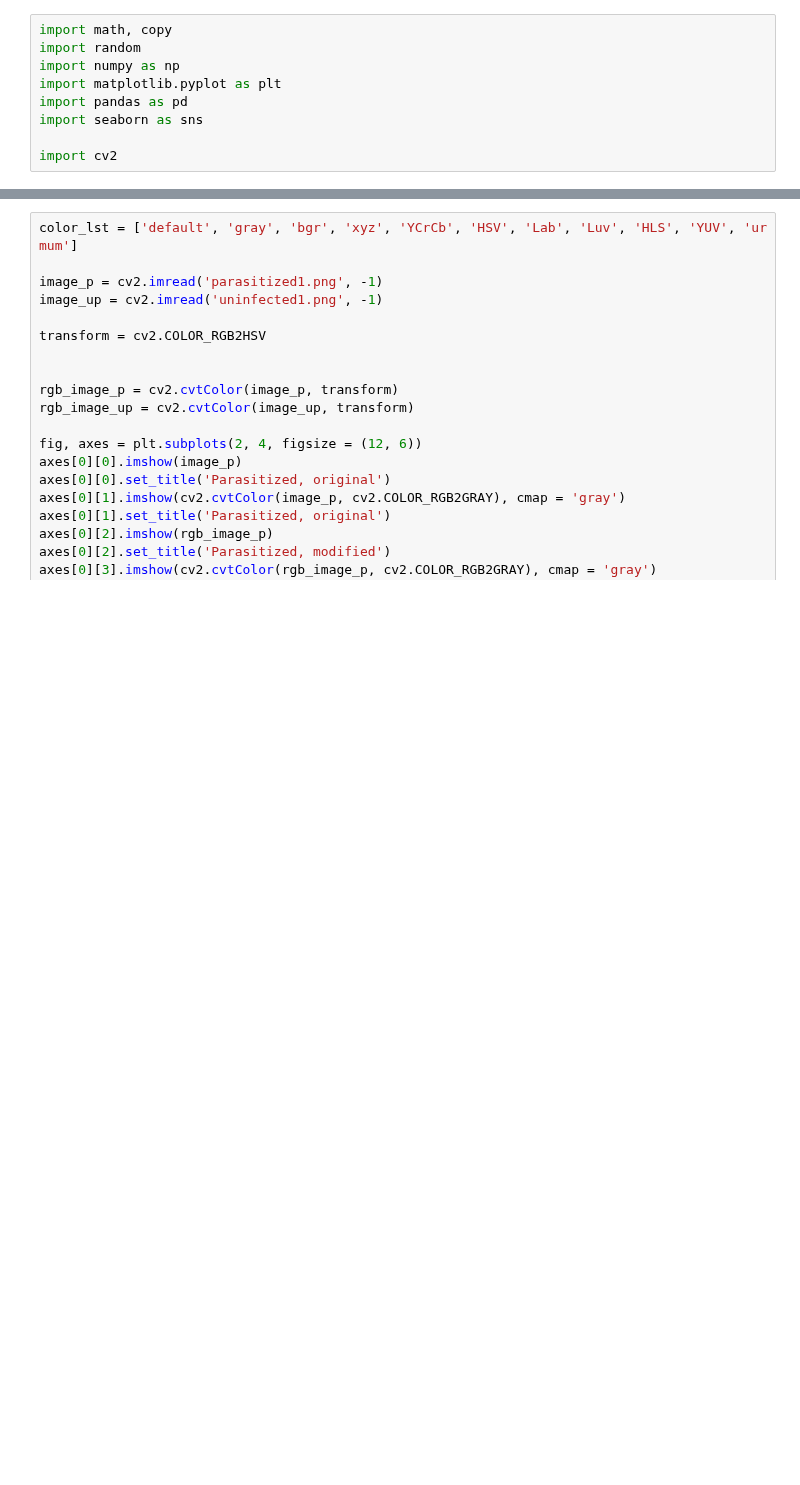
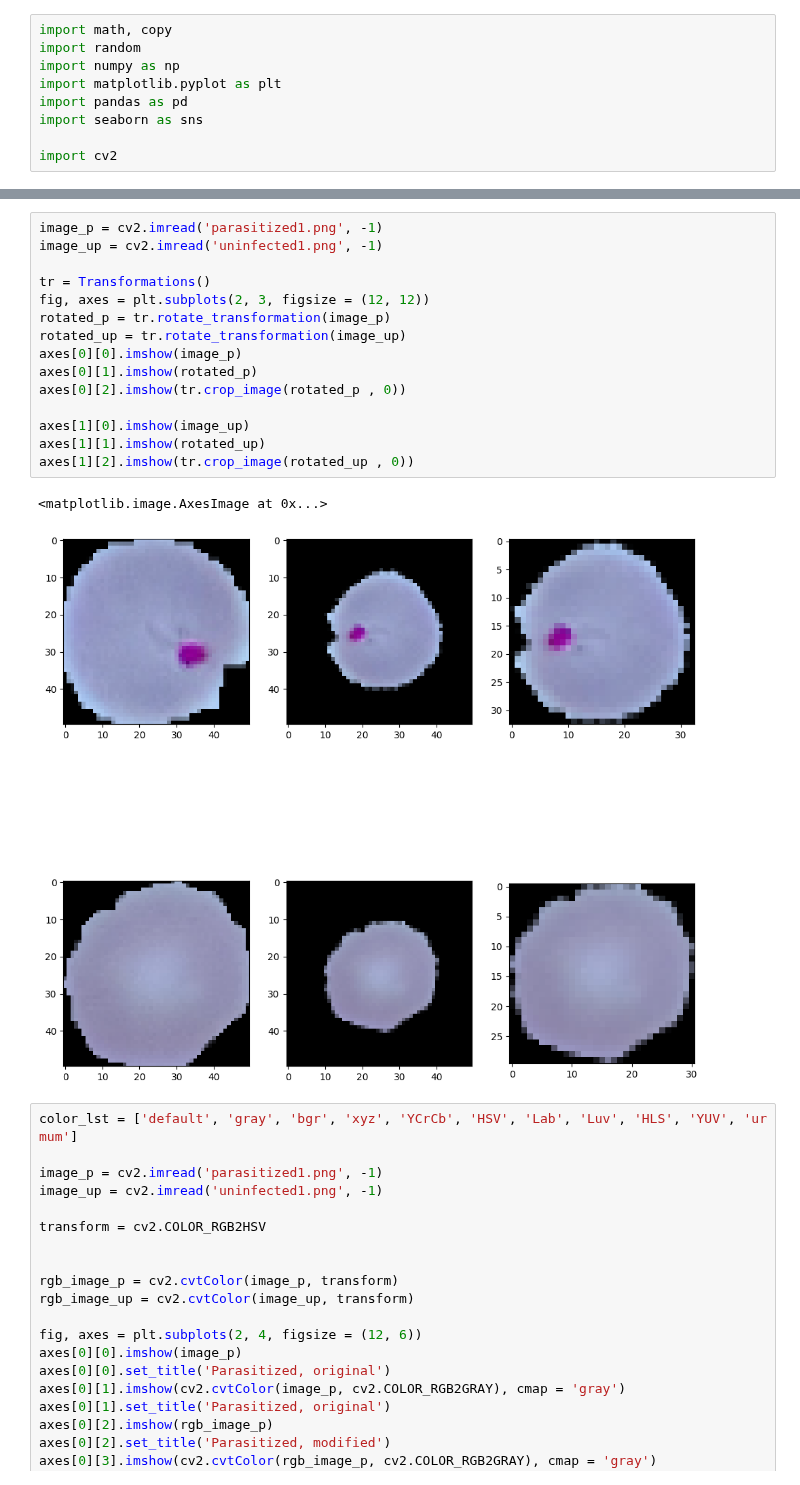
Before and after one commit to madhava20217/Malaria-Detection-from-Cells, a Jupyter notebook: Modules/image_transformations.ipynb, the cells around one changed output, grey strips where cells are left out. Cells and saved outputs as stored; diff of their text form; blank space fills up the shorter version.

```diff
--- a/Modules/image_transformations.ipynb
+++ b/Modules/image_transformations.ipynb
@@ -158,3 +261,21 @@ SyntaxError: invalid syntax (2416976517.py, line 28)
+# %%
+image_p = cv2.imread('parasitized1.png', -1)
+image_up = cv2.imread('uninfected1.png', -1)
+
+tr = Transformations()
+fig, axes = plt.subplots(2, 3, figsize = (12, 12))
+rotated_p = tr.rotate_transformation(image_p)
+rotated_up = tr.rotate_transformation(image_up)
+axes[0][0].imshow(image_p)
+axes[0][1].imshow(rotated_p)
+axes[0][2].imshow(tr.crop_image(rotated_p , 0))
+
+axes[1][0].imshow(image_up)
+axes[1][1].imshow(rotated_up)
+axes[1][2].imshow(tr.crop_image(rotated_up , 0))
+# %% [output]
+<matplotlib.image.AxesImage at 0x...>
+[figure, added]
 # %%
 color_lst = ['default', 'gray', 'bgr', 'xyz', 'YCrCb', 'HSV', 'Lab', 'Luv', 'HLS', 'YUV', 'ur mum']
 
```
Also changed, not shown: parts of 3 cells of this notebook.
